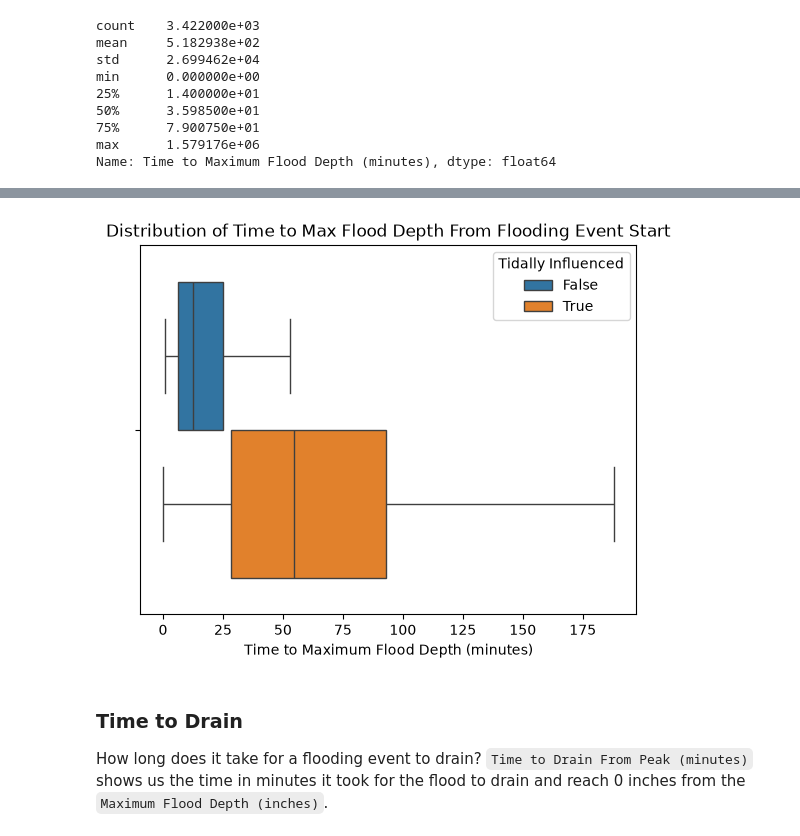
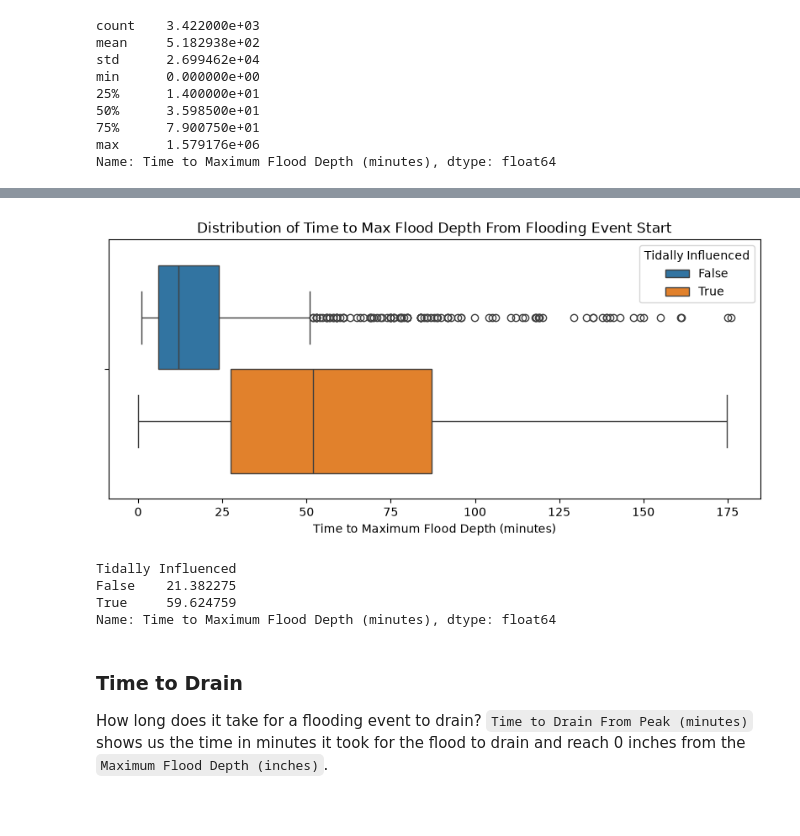
Before and after one commit to peterjakubowski/FloodNet-NYC-Street-Flooding, a Jupyter notebook: notebooks/floodnet_nyc_street_flooding.ipynb, the cells around one changed output, grey strips where cells are left out. Cells and saved outputs as stored; diff of their text form; code cells hidden in the pictures; blank space fills up the shorter version.

```diff
--- a/notebooks/floodnet_nyc_street_flooding.ipynb
+++ b/notebooks/floodnet_nyc_street_flooding.ipynb
@@ -282,0 +327,4 @@ Name: Time to Maximum Flood Depth (minutes), dtype: float64
+# %%
+# remove outliers, get the indices of the iqr
+IQR_idx = iqr.get_IQR(df.loc[:][['Time to Maximum Flood Depth (minutes)']])
+# print(IQR_idx)
@@ -283,10 +355,17 @@ Name: Time to Maximum Flood Depth (minutes), dtype: float64
 # %%
-plt.figure()
+plt.figure(figsize=(10,4))
 plt.title("Distribution of Time to Max Flood Depth From Flooding Event Start")
-sns.boxplot(data=df, x='Time to Maximum Flood Depth (minutes)', hue='Tidally Influenced', showfliers=False)
+sns.boxplot(data=df.loc[IQR_idx], x='Time to Maximum Flood Depth (minutes)', hue='Tidally Influenced', hue_order=[False, True], showfliers=True)
 plt.show()
 # %% [output]
-[figure, old version]
+[figure, new version]
+# %%
+df.loc[IQR_idx].groupby('Tidally Influenced')['Time to Maximum Flood Depth (minutes)'].mean()
+# %% [output]
+Tidally Influenced
+False    21.382275
+True     59.624759
+Name: Time to Maximum Flood Depth (minutes), dtype: float64
 # %% [markdown]
 ### Time to Drain
 
```
Also changed, not shown: parts of 27 cells of this notebook.
